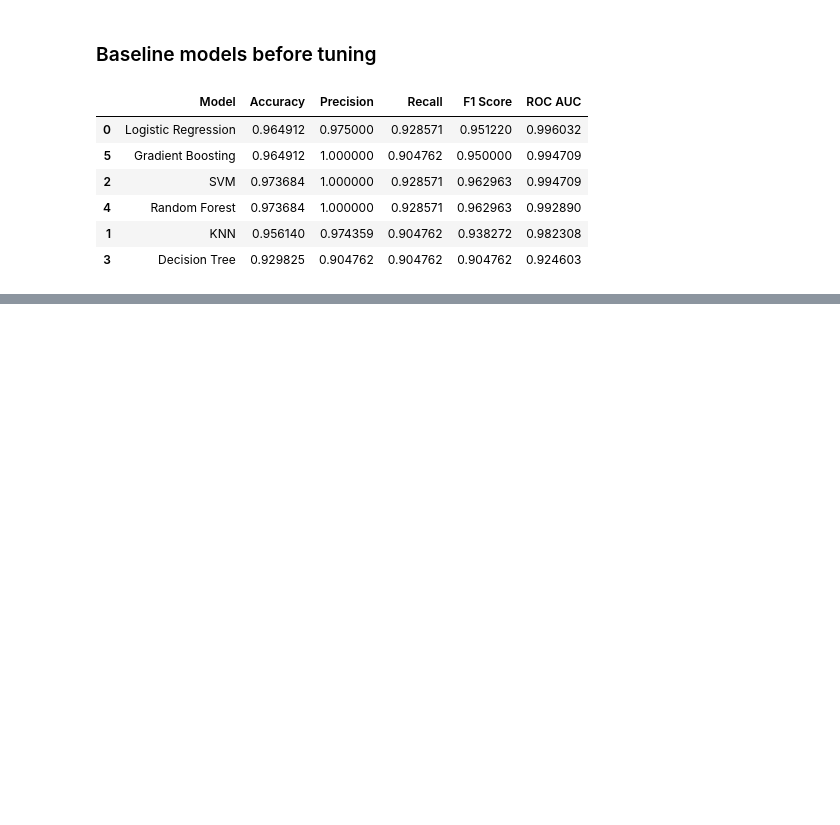
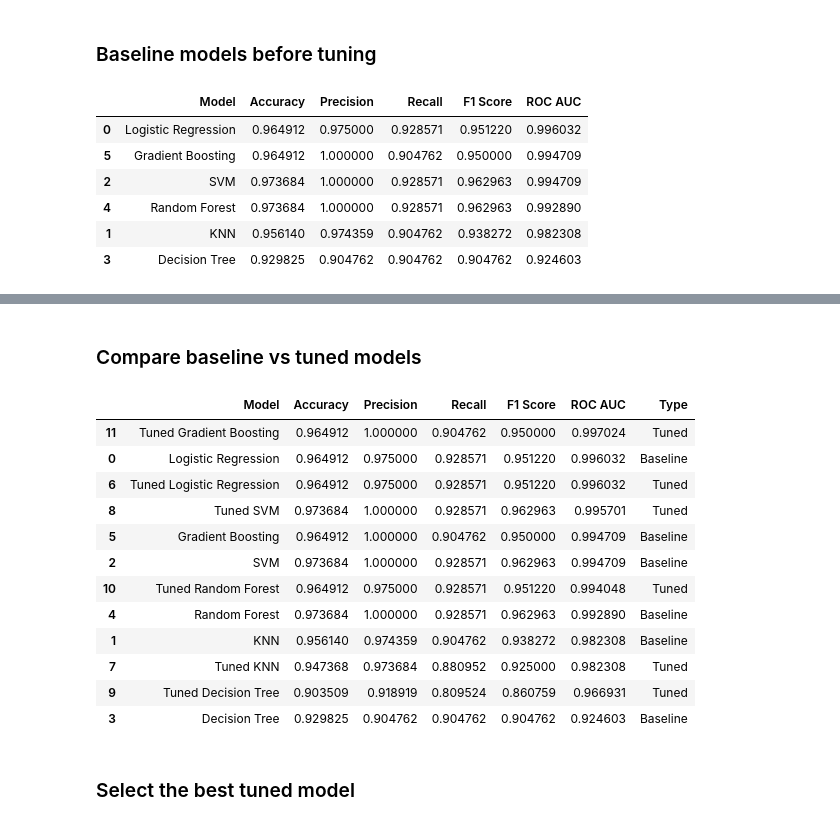
Before and after one commit to profshai/machine-learning-deep-learning, a Jupyter notebook: 05_hyperparameter_tuning/tuning_breast_cancer.ipynb, the cells around one changed output, grey strips where cells are left out. Saved outputs shown, nothing was run; the diff lists cells and outputs as text; code cells hidden in the pictures; blank space fills up the shorter version.

```diff
--- a/05_hyperparameter_tuning/tuning_breast_cancer.ipynb
+++ b/05_hyperparameter_tuning/tuning_breast_cancer.ipynb
@@ -251,0 +482,15 @@ baseline_results_df.sort_values(by="ROC AUC", ascending=False)
+# %%
+tuned_results = []
+
+for model_name, model in tuned_models.items():
+    results = evaluate_model(
+        model_name=model_name,
+        model=model,
+        X_test=X_test,
+        y_test=y_test )
+
+    tuned_results.append(results)
+
+tuned_results_df = pd.DataFrame(tuned_results)
+
+tuned_results_df.sort_values(by="ROC AUC", ascending=False)
@@ -251,0 +505,32 @@ baseline_results_df.sort_values(by="ROC AUC", ascending=False)
+# %% [markdown]
+### Compare baseline vs tuned models
+# %%
+baseline_results_df["Type"] = "Baseline"
+tuned_results_df["Type"] = "Tuned"
+
+model_comparison = pd.concat(
+    [baseline_results_df, tuned_results_df],
+    axis=0,
+    ignore_index=True )
+
+model_comparison = model_comparison.sort_values(
+    by="ROC AUC",
+    ascending=False )
+
+model_comparison
+# %% [output]
+|  | Model | Accuracy | Precision | Recall | F1 Score | ROC AUC | Type |
+| 11 | Tuned Gradient Boosting | 0.964912 | 1.000000 | 0.904762 | 0.950000 | 0.997024 | Tuned |
+| 0 | Logistic Regression | 0.964912 | 0.975000 | 0.928571 | 0.951220 | 0.996032 | Baseline |
+| 6 | Tuned Logistic Regression | 0.964912 | 0.975000 | 0.928571 | 0.951220 | 0.996032 | Tuned |
+| 8 | Tuned SVM | 0.973684 | 1.000000 | 0.928571 | 0.962963 | 0.995701 | Tuned |
+| 5 | Gradient Boosting | 0.964912 | 1.000000 | 0.904762 | 0.950000 | 0.994709 | Baseline |
+| 2 | SVM | 0.973684 | 1.000000 | 0.928571 | 0.962963 | 0.994709 | Baseline |
+| 10 | Tuned Random Forest | 0.964912 | 0.975000 | 0.928571 | 0.951220 | 0.994048 | Tuned |
+| 4 | Random Forest | 0.973684 | 1.000000 | 0.928571 | 0.962963 | 0.992890 | Baseline |
+| 1 | KNN | 0.956140 | 0.974359 | 0.904762 | 0.938272 | 0.982308 | Baseline |
+| 7 | Tuned KNN | 0.947368 | 0.973684 | 0.880952 | 0.925000 | 0.982308 | Tuned |
+| 9 | Tuned Decision Tree | 0.903509 | 0.918919 | 0.809524 | 0.860759 | 0.966931 | Tuned |
+| 3 | Decision Tree | 0.929825 | 0.904762 | 0.904762 | 0.904762 | 0.924603 | Baseline |
+# %% [markdown]
+### Select the best tuned model
```
Also changed, not shown: parts of 27 cells of this notebook.
